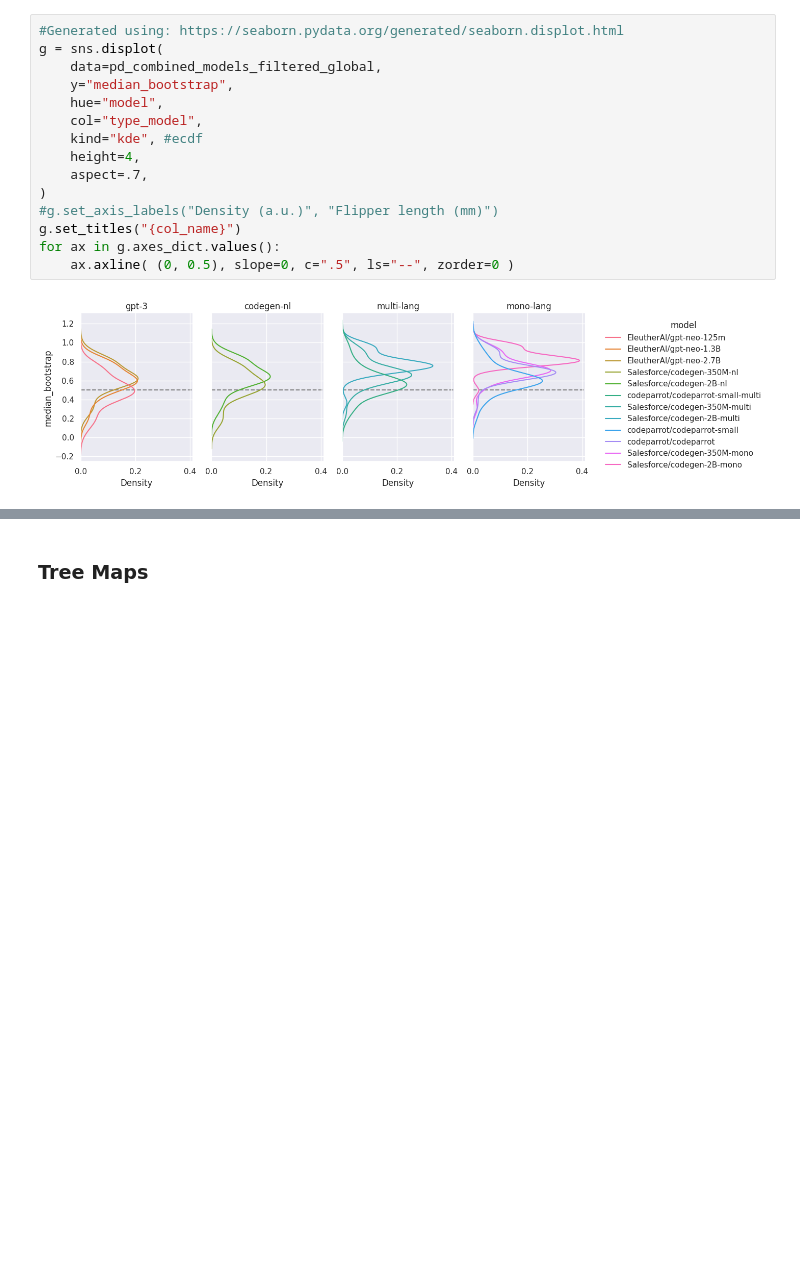
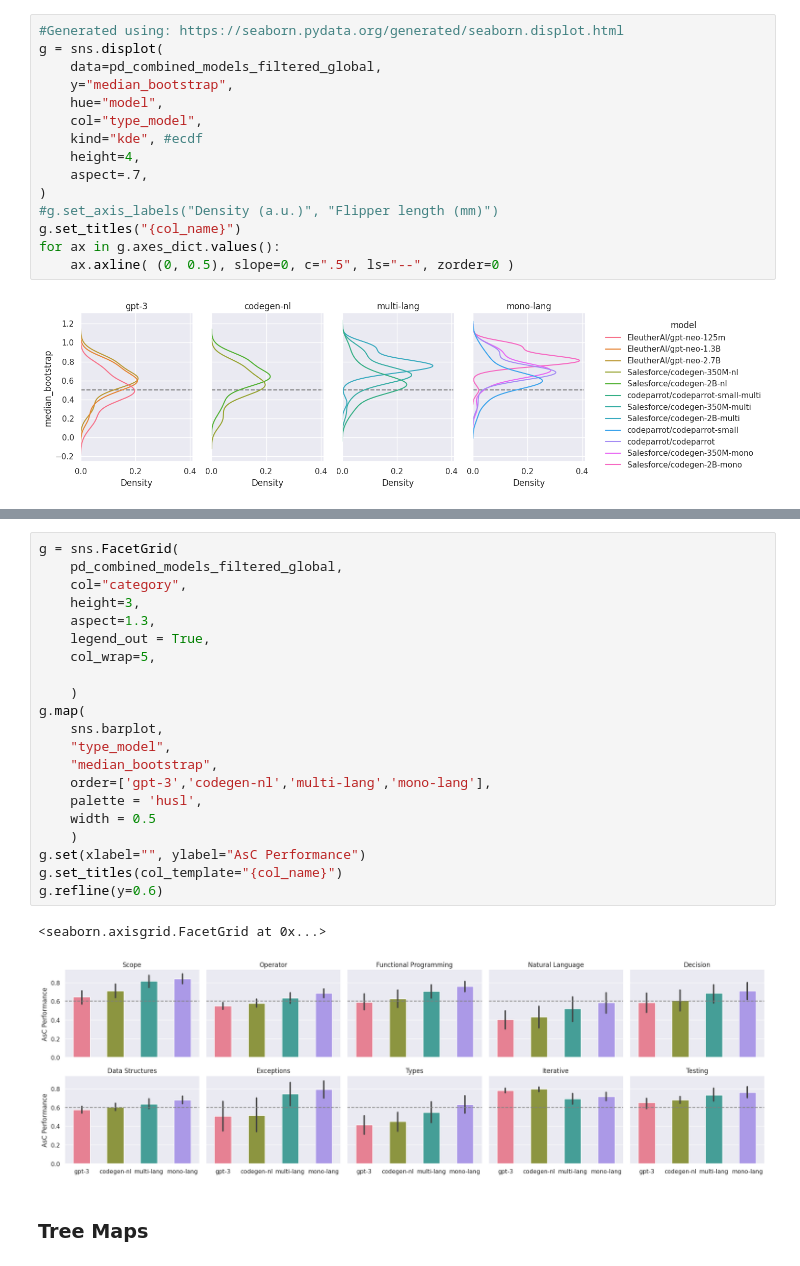
Before and after one commit to WM-SEMERU/CodeSyntaxConcept, a Jupyter notebook: experimental_notebooks/3_confirmatory_dataset_granularity_analysis.ipynb, the cells around one changed output, grey strips where cells are left out. Cells and saved outputs as stored; diff of their text form; blank space fills up the shorter version.

```diff
--- a/experimental_notebooks/3_confirmatory_dataset_granularity_analysis.ipynb
+++ b/experimental_notebooks/3_confirmatory_dataset_granularity_analysis.ipynb
@@ -215,3 +218,27 @@ f.tight_layout()
+# %%
+g = sns.FacetGrid(
+    pd_combined_models_filtered_global,
+    col="category",
+    height=3,
+    aspect=1.3,
+    legend_out = True,
+    col_wrap=5,
+
+    )
+g.map(
+    sns.barplot,
+    "type_model",
+    "median_bootstrap",
+    order=['gpt-3','codegen-nl','multi-lang','mono-lang'],
+    palette = 'husl',
+    width = 0.5
+    )
+g.set(xlabel="", ylabel="AsC Performance")
+g.set_titles(col_template="{col_name}")
+g.refline(y=0.6)
+# %% [output]
+<seaborn.axisgrid.FacetGrid at 0x...>
+[figure, added]
 # %% [markdown]
 ### Tree Maps
 # %%
```
Also changed, not shown: parts of 3 cells of this notebook, 1 other file.
